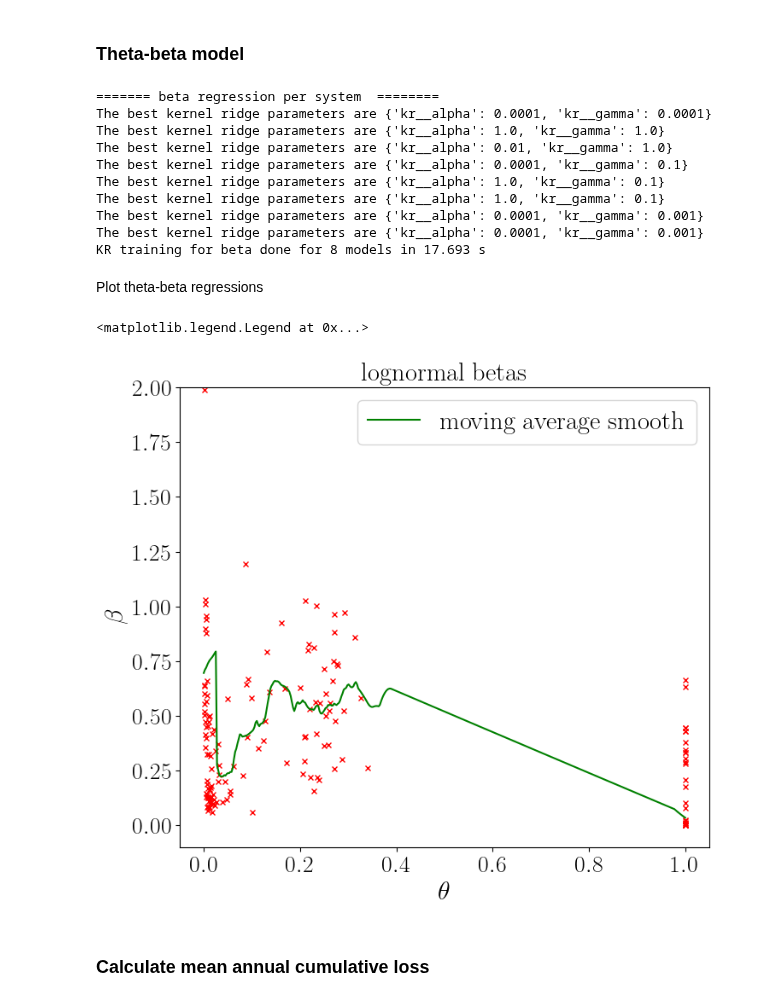
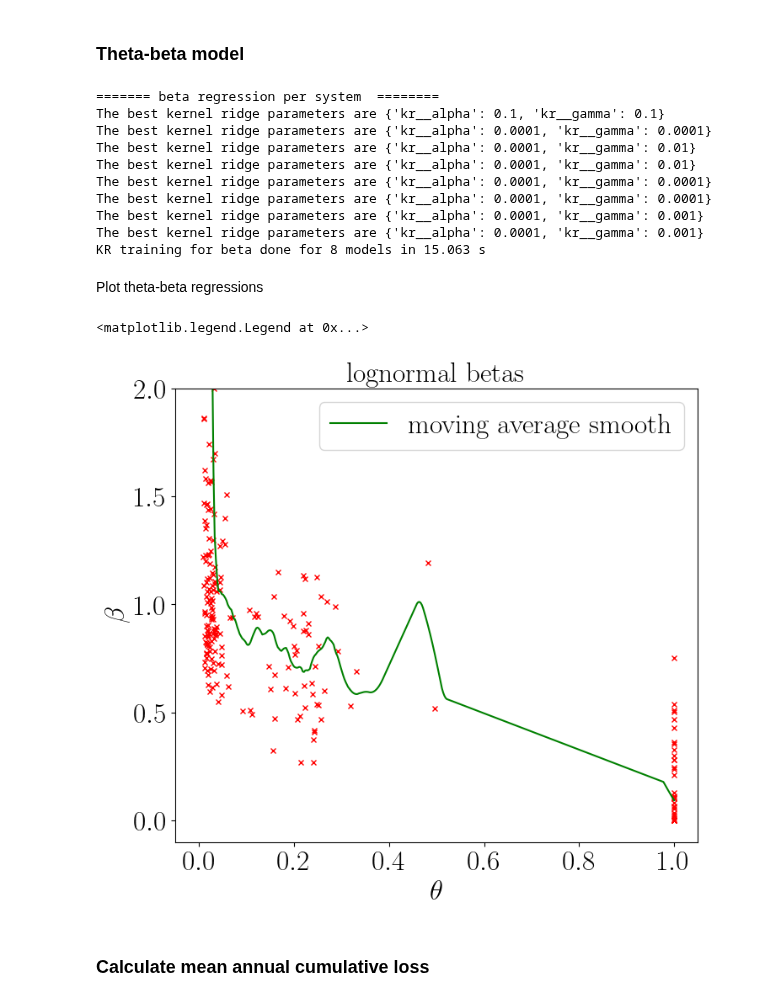
Before and after one commit to hgp297/isol-sys-database, a Jupyter notebook: src/analyses/time_anly.ipynb, the cells around one changed output. Drawn from its saved outputs; the diff is of its cells as text; code cells hidden in the pictures.

```diff
--- a/src/analyses/time_anly.ipynb
+++ b/src/analyses/time_anly.ipynb
@@ -31,7 +31,7 @@ pd.options.mode.chained_assignment = None
 # path_to_loss_file = '../../data/loss/structural_db_complete_distributions.pickle'
 # path_to_max_file = '../../data/loss/structural_db_complete_max_loss.pickle'
 
-path_to_loss_file = '../../data/loss/structural_db_ta_balanced_loss.pickle'
+path_to_loss_file = '../../data/loss/structural_db_ta_balanced_lnedp_loss.pickle'
 path_to_max_file = '../../data/loss/structural_db_ta_balanced_max_loss.pickle'
 
 
@@ -667,15 +667,15 @@ beta_regression_mdls = {'mdl_beta_cost_mf_tfp': mdl_beta_cost_mf_tfp,
                         'mdl_beta_time_cbf_lrb': mdl_beta_time_cbf_lrb}
 # %% [output]
 ======= beta regression per system  ========
+The best kernel ridge parameters are {'kr__alpha': 0.1, 'kr__gamma': 0.1}
 The best kernel ridge parameters are {'kr__alpha': 0.0001, 'kr__gamma': 0.0001}
-The best kernel ridge parameters are {'kr__alpha': 1.0, 'kr__gamma': 1.0}
-The best kernel ridge parameters are {'kr__alpha': 0.01, 'kr__gamma': 1.0}
-The best kernel ridge parameters are {'kr__alpha': 0.0001, 'kr__gamma': 0.1}
-The best kernel ridge parameters are {'kr__alpha': 1.0, 'kr__gamma': 0.1}
-The best kernel ridge parameters are {'kr__alpha': 1.0, 'kr__gamma': 0.1}
+The best kernel ridge parameters are {'kr__alpha': 0.0001, 'kr__gamma': 0.01}
+The best kernel ridge parameters are {'kr__alpha': 0.0001, 'kr__gamma': 0.01}
+The best kernel ridge parameters are {'kr__alpha': 0.0001, 'kr__gamma': 0.0001}
+The best kernel ridge parameters are {'kr__alpha': 0.0001, 'kr__gamma': 0.0001}
 The best kernel ridge parameters are {'kr__alpha': 0.0001, 'kr__gamma': 0.001}
 The best kernel ridge parameters are {'kr__alpha': 0.0001, 'kr__gamma': 0.001}
-KR training for beta done for 8 models in 17.693 s
+KR training for beta done for 8 models in 15.063 s
 # %% [markdown]
 Plot theta-beta regressions
 # %%
@@ -686,7 +686,7 @@ import matplotlib.pyplot as plt
 plt.close('all')
 fig = plt.figure(figsize=(8, 7))
 ax1=fig.add_subplot(1, 1, 1)
-mdl_beta = mdl_beta_cost_cbf_lrb
+mdl_beta = mdl_beta_cost_cbf_tfp
 
 ax1.plot([np.array(mdl_beta.X_train).ravel()], [mdl_beta.y_train],
           marker='x', markersize=5, color="red")
@@ -695,34 +695,34 @@ nplot = 400
 xx_pr = np.linspace(1e-4, 1.0, nplot).reshape(-1,1)
 yy_pr = mdl_beta.kr.predict(xx_pr)
 
 # TODO: in truth, you should not use filter/smoothing, but rather achieve smoothing
 # through kernel hyperparameter bounds
 
 def smooth(y, box_pts):
     box = np.ones(box_pts)/box_pts
     y_smooth = np.convolve(y, box, mode='same')
     # cumsum = np.cumsum(np.insert(y, 0, 0))
     # return (cumsum[box_pts:] - cumsum[:-box_pts]) / float(box_pts)
     return y_smooth
 
 
 y_sm = smooth(yy_pr.ravel(), int(.05*nplot))
 ax1.plot(xx_pr, y_sm, color='green', label='moving average smooth')
 
 # yy_pr = mdl_beta.o_ridge.predict(xx_pr)
 # ax1.plot(xx_pr, yy_pr, label='ordinary ridge')
 
 # yy_pr = mdl_beta.gpr.predict(xx_pr)
 # ax1.plot(xx_pr, yy_pr, label='gpr-rq')
 
 ax1.set_ylim([-.1, 2])
 ax1.set_title(r'lognormal betas', fontsize=axis_font)
 ax1.set_xlabel(r'$\theta$', fontsize=axis_font)
 ax1.set_ylabel(r'$\beta$', fontsize=axis_font)
 ax1.legend(fontsize=axis_font)
 # %% [output]
 <matplotlib.legend.Legend at 0x...>
-[figure, old version]
+[figure, new version]
 # %% [markdown]
 ### Calculate mean annual cumulative loss
 # %%
```
Also changed, not shown: parts of 11 cells of this notebook.
